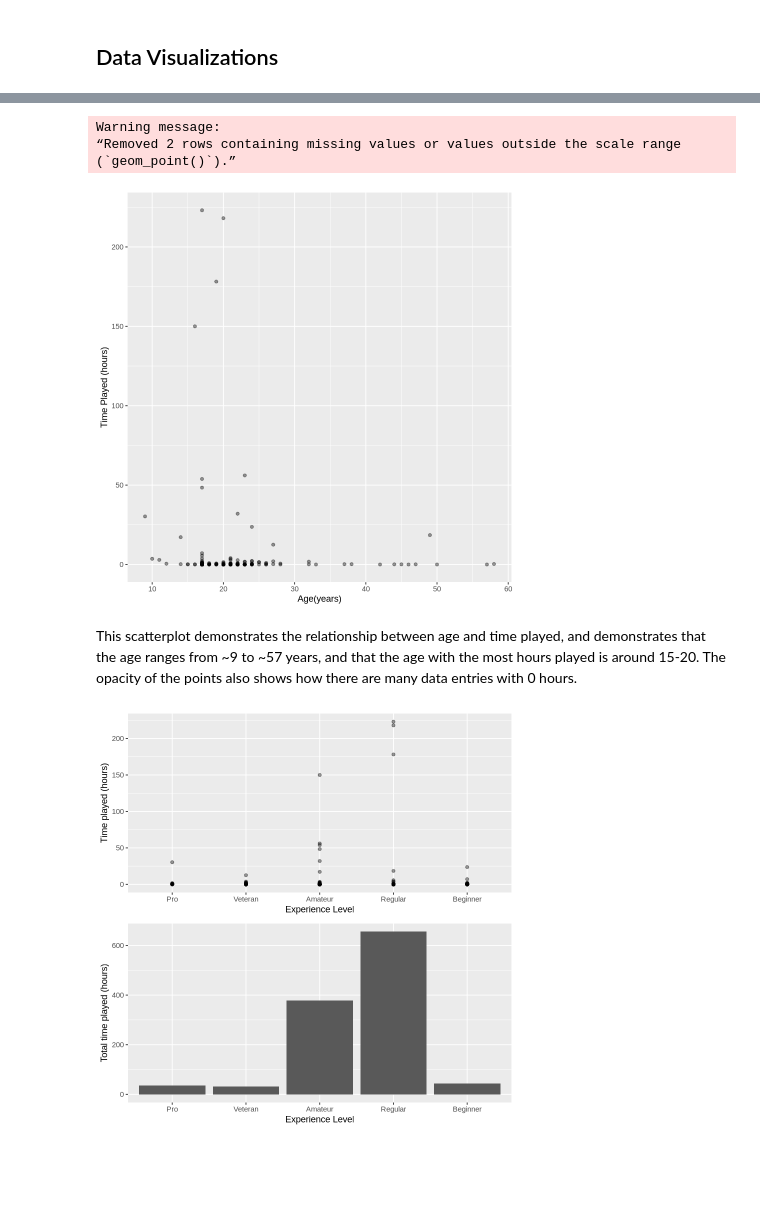
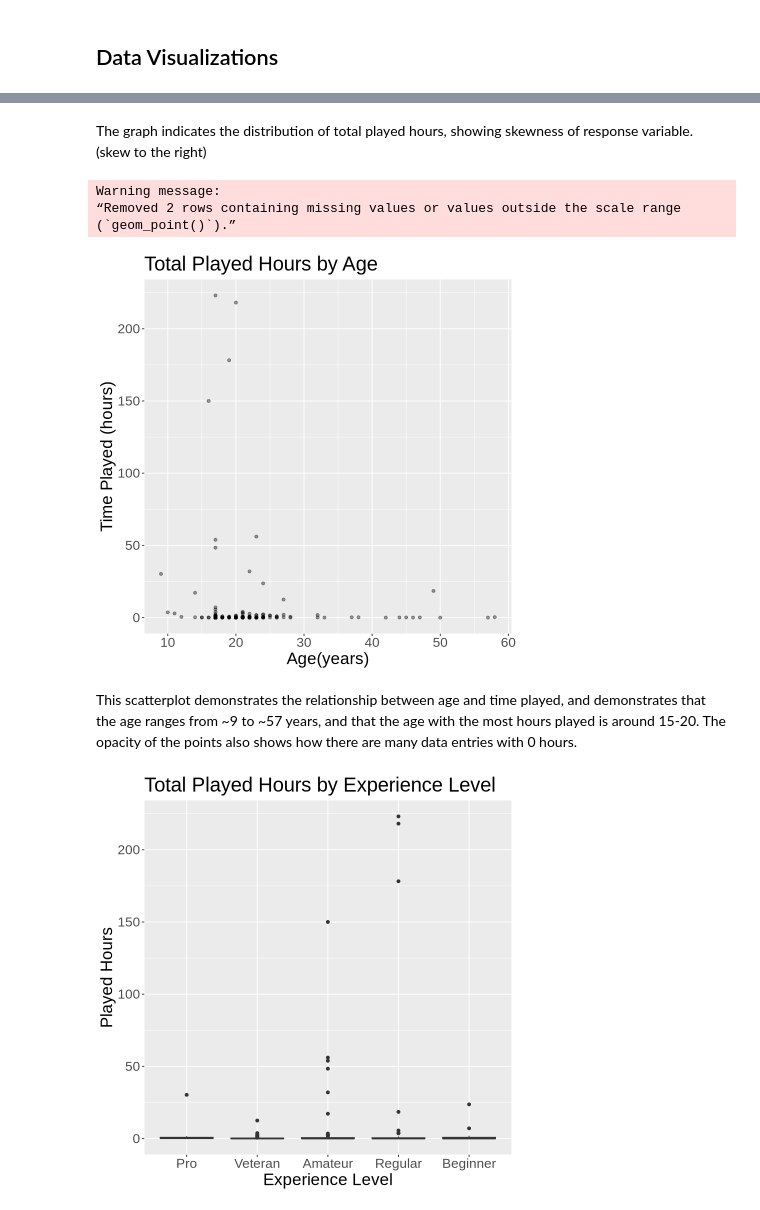
Before and after one commit to nat-ttt/group_project_final, a Jupyter notebook: Group_project.ipynb, the cells around one changed output, grey strips where cells are left out. Cells and saved outputs as stored; diff of their text form; code cells hidden in the pictures; blank space fills up the shorter version.

```diff
--- a/Group_project.ipynb
+++ b/Group_project.ipynb
@@ -126,27 +209,28 @@ Calculating summary statistics on the average gender of all players in the datas
+# %% [markdown]
+The graph indicates the distribution of total played hours, showing skewness of response variable. (skew to the right)
 # %%
 age_plot <- ggplot(players_cleaned, aes(x = Age, y = played_hours)) +
     geom_point(alpha = 0.4) +
     xlab("Age(years)") +
-    ylab("Time Played (hours)")
+    ylab("Time Played (hours)") +
+    ggtitle("Total Played Hours by Age") +
+    theme(text= element_text(size = 20))
 age_plot
 # %% [output]
 Warning message:
 “Removed 2 rows containing missing values or values outside the scale range
 (`geom_point()`).”
-[figure, old version]
+[figure, new version]
 # %% [markdown]
 This scatterplot demonstrates the relationship between age and time played, and demonstrates that the age ranges from ~9 to ~57 years, and that the age with the most hours played is around 15-20. The opacity of the points also shows how there are many data entries with 0 hours.
 # %%
 experience_plot <- ggplot(players_cleaned, aes(x = experience, y = played_hours)) +
-    geom_point(alpha = 0.4) +
-    xlab("Experience Level") +
-    ylab("Time played (hours)")
-
-experience_plot2 <- ggplot(players_cleaned, aes(x = experience, y = played_hours)) +
-    geom_bar(stat = "identity") +
-    xlab("Experience Level") +
-    ylab("Total time played (hours)")
-plot_grid(experience_plot, experience_plot2, ncol = 1)
+  geom_boxplot(fill = "lightblue") +
+  labs(title = "Total Played Hours by Experience Level",
+       x = "Experience Level",
+       y = "Played Hours") +
+  theme(text= element_text(size = 20))
+experience_plot
 # %% [output]
-[figure, old version]
+[figure, new version]
 # %% [markdown]
```
Also changed, not shown: parts of 29 cells of this notebook.
